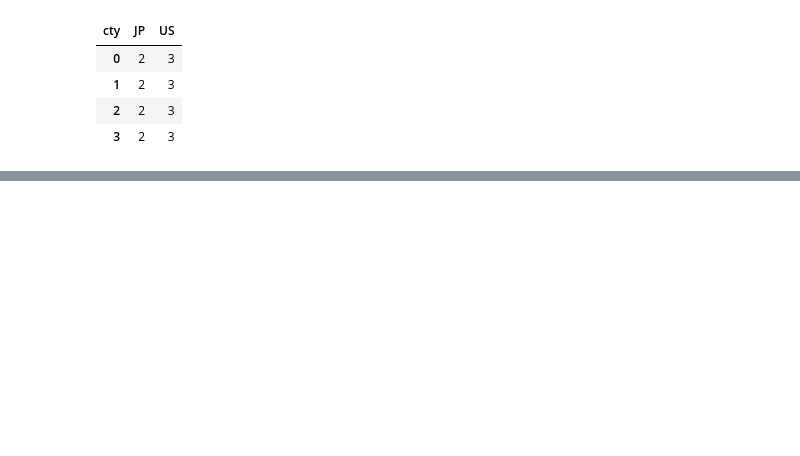
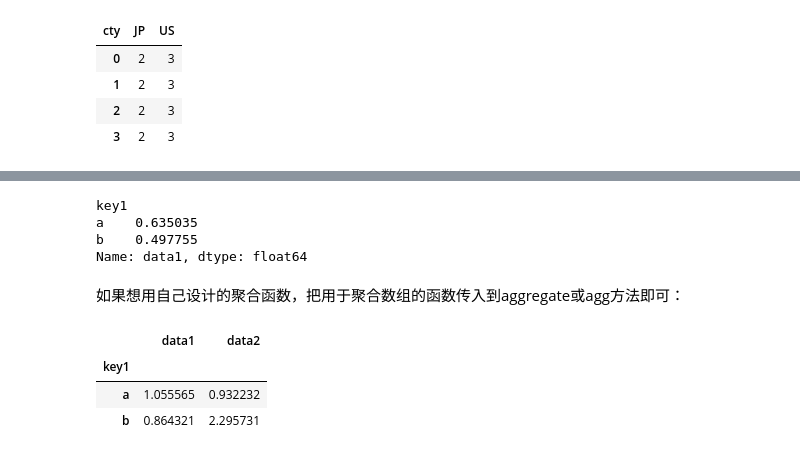
Before and after one commit to zzhhoubin/pydata, a Jupyter notebook: pandas.ipynb, the cells around one changed output, grey strips where cells are left out. Saved outputs shown, nothing was run; the diff lists cells and outputs as text; code cells hidden in the pictures; blank space fills up the shorter version.

```diff
--- a/pandas.ipynb
+++ b/pandas.ipynb
@@ -2303,0 +2344,19 @@ hier_df.groupby(level='cty', axis=1).count()
+# %%
+grouped['data1'].quantile(0.9)
+# %% [output]
+key1
+a    0.635035
+b    0.497755
+Name: data1, dtype: float64
+# %% [markdown]
+如果想用自己设计的聚合函数，把用于聚合数组的函数传入到aggregate或agg方法即可：
+# %%
+def peak_to_peak(arr):
+    return arr.max() - arr.min()
+# %%
+grouped.agg(peak_to_peak)
+# %% [output]
+|  | data1 | data2 |
+| key1 |  |  |
+| a | 1.055565 | 0.932232 |
+| b | 0.864321 | 2.295731 |
```
Also changed, not shown: parts of 62 cells of this notebook.
